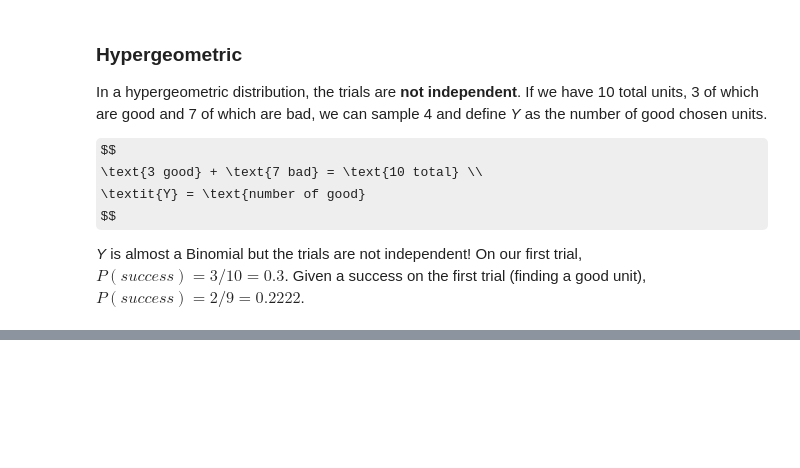
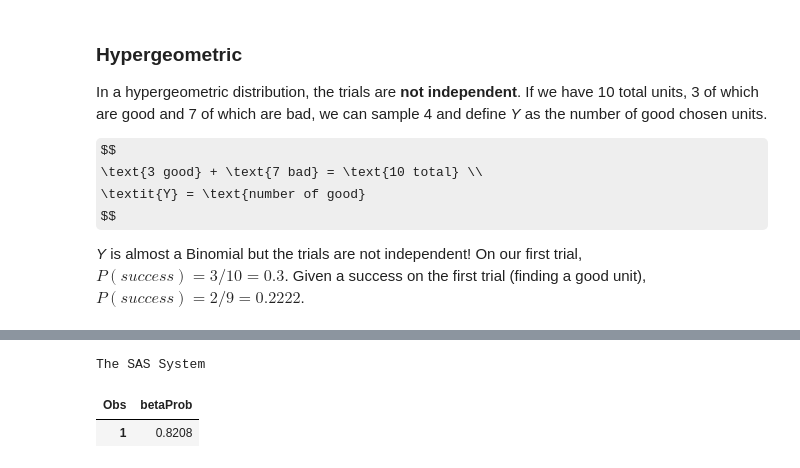
Before and after one commit to scimaksim/NCSU_graduate, a Jupyter notebook: ST513/Multinomial distribution.ipynb, the cells around one changed output, grey strips where cells are left out. Cells and saved outputs as stored; diff of their text form; code cells hidden in the pictures; some formulas as TeX source; blank space fills up the shorter version.

```diff
--- a/ST513/Multinomial distribution.ipynb
+++ b/ST513/Multinomial distribution.ipynb
@@ -648,0 +810,13 @@ _Y_ is almost a Binomial but the trials are not independent! On our first trial,
+# %%
+%%SAS my_session
+/* Remember that 3 and 2 are the shape parameters given to us in the problem */
+DATA practice5_11;
+  betaProb = 1 - CDF('Beta', 0.4, 3, 2);
+RUN;
+
+PROC PRINT DATA=practice5_11;
+RUN;
+# %% [output]
+The SAS System
+| Obs | betaProb |
+| 1 | 0.8208 |
```
Also changed, not shown: parts of 17 cells of this notebook, 4 other files.
